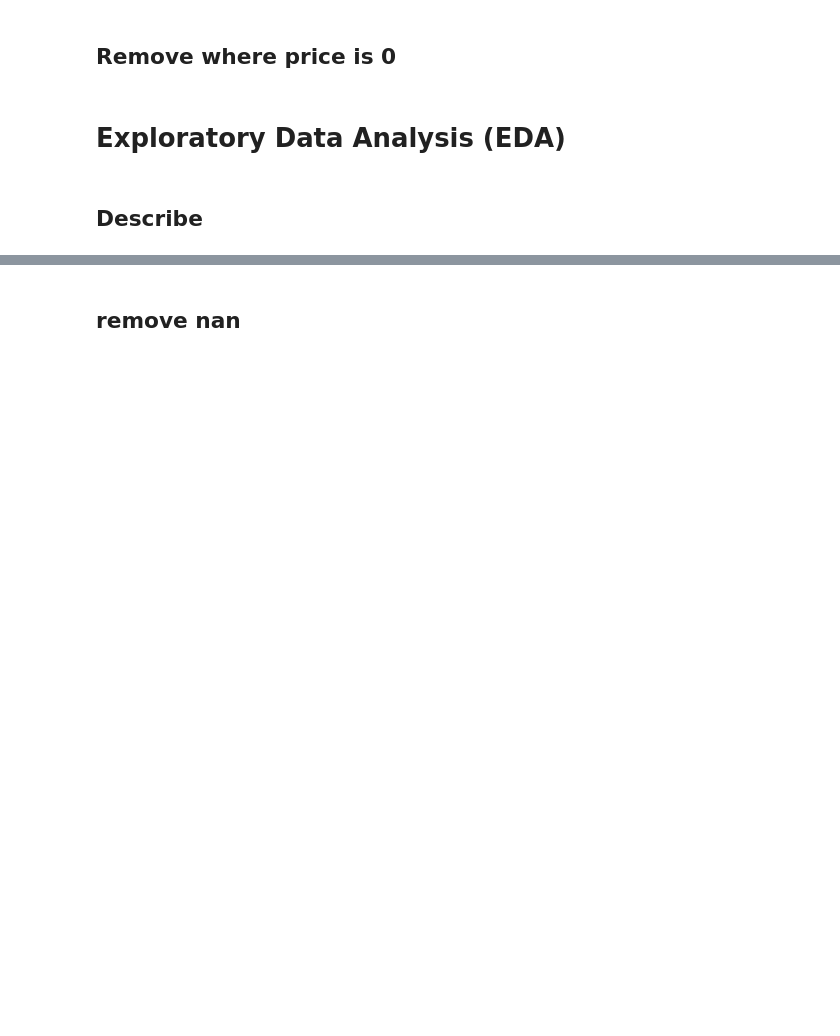
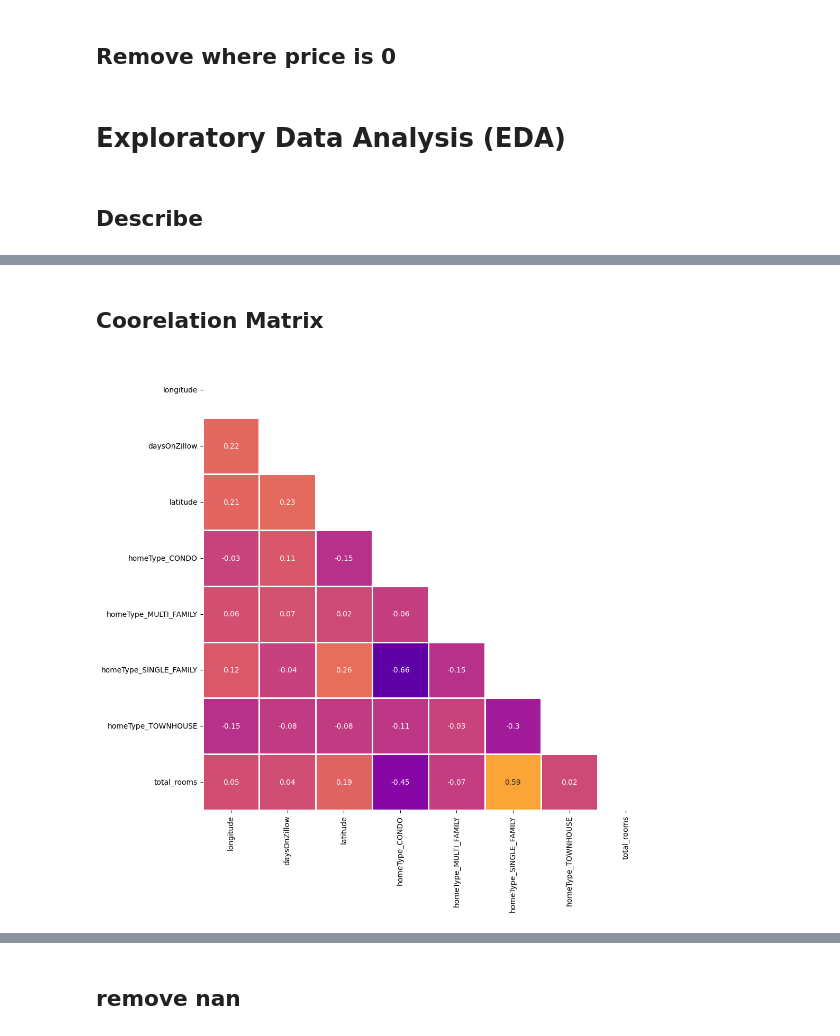
Before and after one commit to hamid42643/Toronto-Housing-Price-Prediction, a Jupyter notebook: Hamid_Bayesian Regression.ipynb, the cells around one changed output, grey strips where cells are left out. Drawn from its saved outputs; the diff is of its cells as text; code cells hidden in the pictures; blank space fills up the shorter version.

```diff
--- a/Hamid_Bayesian Regression.ipynb
+++ b/Hamid_Bayesian Regression.ipynb
@@ -224,0 +245,17 @@ max                 1.000000                1.000000            1.000000
+# %% [markdown]
+## Coorelation Matrix
+# %%
+# this function is adopted from https://www.kaggle.com/code/shtrausslearning/bayesian-regression-house-price-prediction/notebook
+def corrMat(df,id=False):
+    corr_mat = df.corr().round(2)
+    f, ax = plt.subplots(figsize=(11,11))
+    # mask = np.zeros_like(corr_mat,dtype=np.bool)
+    mask = np.zeros_like(corr_mat, dtype=bool)
+    mask[np.triu_indices_from(mask)] = True
+    sns.heatmap(corr_mat,mask=mask,vmin=-1,vmax=1,center=0,
+                cmap='plasma',square=False,lw=2,annot=True,cbar=False);plt.show()
+
+X_train, X_test, y_train, y_test = train_test_split(X, y, test_size=0.2, random_state=42)
+corrMat(X_train)
+# %% [output]
+[figure, added]
```
Also changed, not shown: parts of 16 cells of this notebook, 3 other files.
